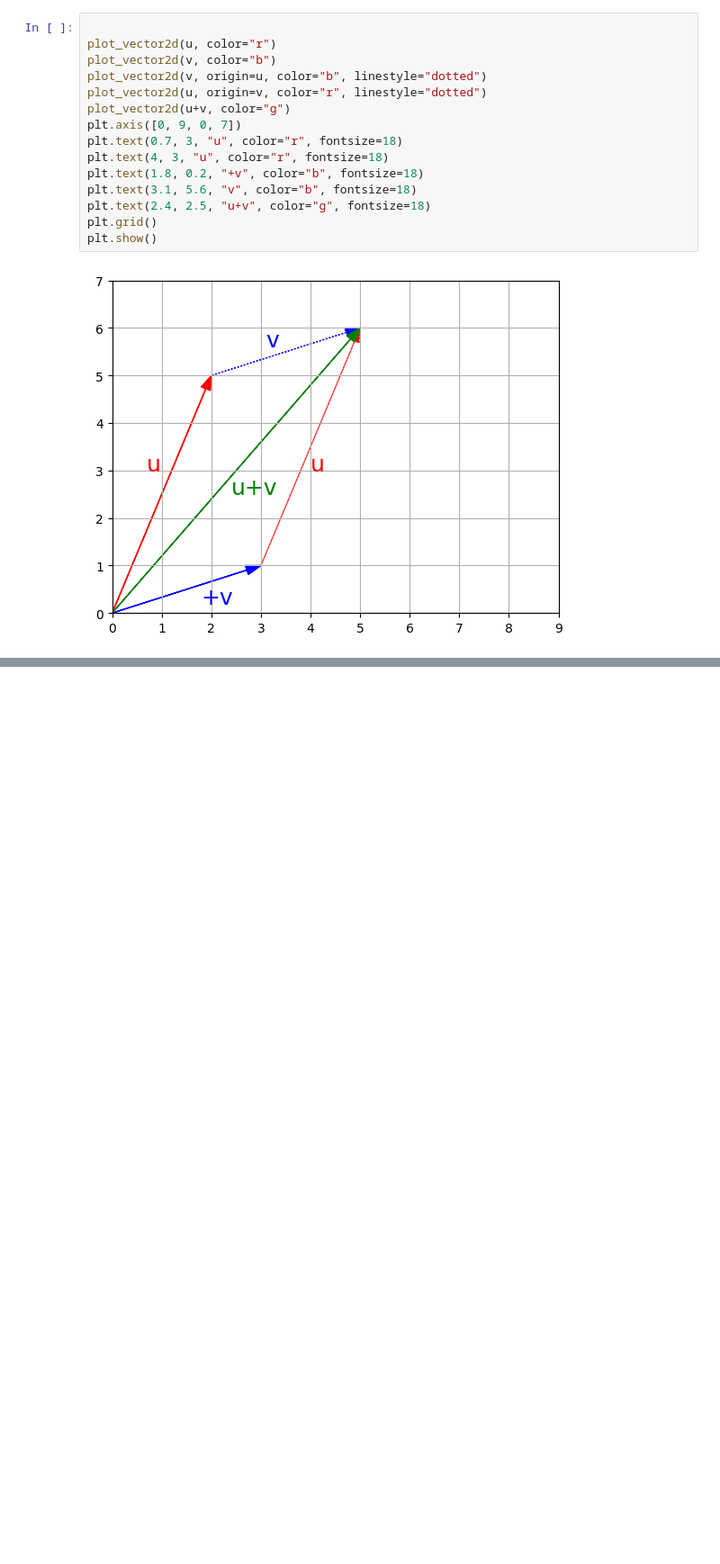
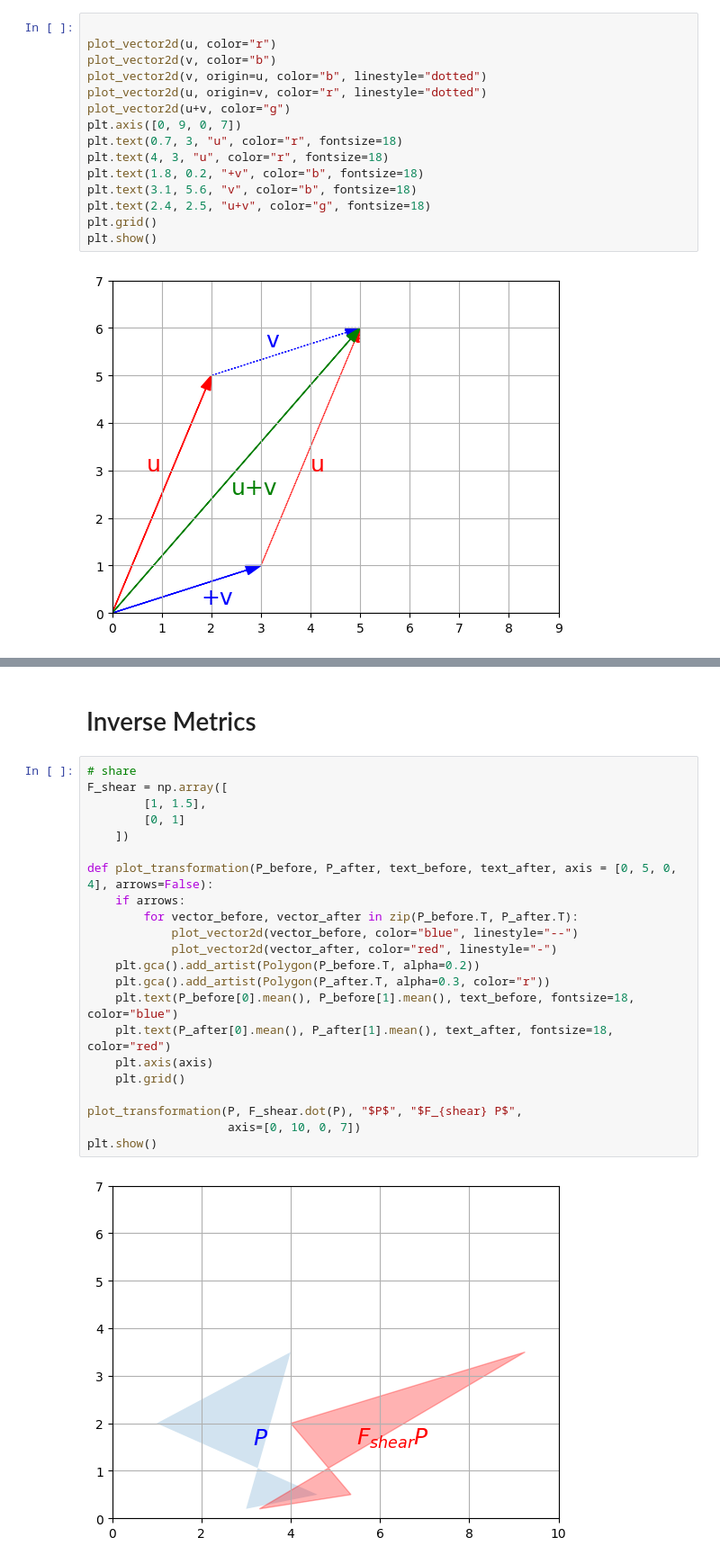
Before and after one commit to risabniranjan/Data-Science, a Jupyter notebook: linear_algebra.ipynb, the cells around one changed output, grey strips where cells are left out. Shown at 90% size. Saved outputs shown, nothing was run; the diff lists cells and outputs as text; blank space fills up the shorter version.

```diff
--- a/linear_algebra.ipynb
+++ b/linear_algebra.ipynb
@@ -185,0 +281,26 @@ plt.show()
+# %% [markdown]
+# Inverse Metrics
+# %%
+# share
+F_shear = np.array([
+        [1, 1.5],
+        [0, 1]
+    ])
+
+def plot_transformation(P_before, P_after, text_before, text_after, axis = [0, 5, 0, 4], arrows=False):
+    if arrows:
+        for vector_before, vector_after in zip(P_before.T, P_after.T):
+            plot_vector2d(vector_before, color="blue", linestyle="--")
+            plot_vector2d(vector_after, color="red", linestyle="-")
+    plt.gca().add_artist(Polygon(P_before.T, alpha=0.2))
+    plt.gca().add_artist(Polygon(P_after.T, alpha=0.3, color="r"))
+    plt.text(P_before[0].mean(), P_before[1].mean(), text_before, fontsize=18, color="blue")
+    plt.text(P_after[0].mean(), P_after[1].mean(), text_after, fontsize=18, color="red")
+    plt.axis(axis)
+    plt.grid()
+
+plot_transformation(P, F_shear.dot(P), "$P$", "$F_{shear} P$",
+                    axis=[0, 10, 0, 7])
+plt.show()
+# %% [output]
+[figure, added]
```
Also changed, not shown: parts of 17 cells of this notebook.
